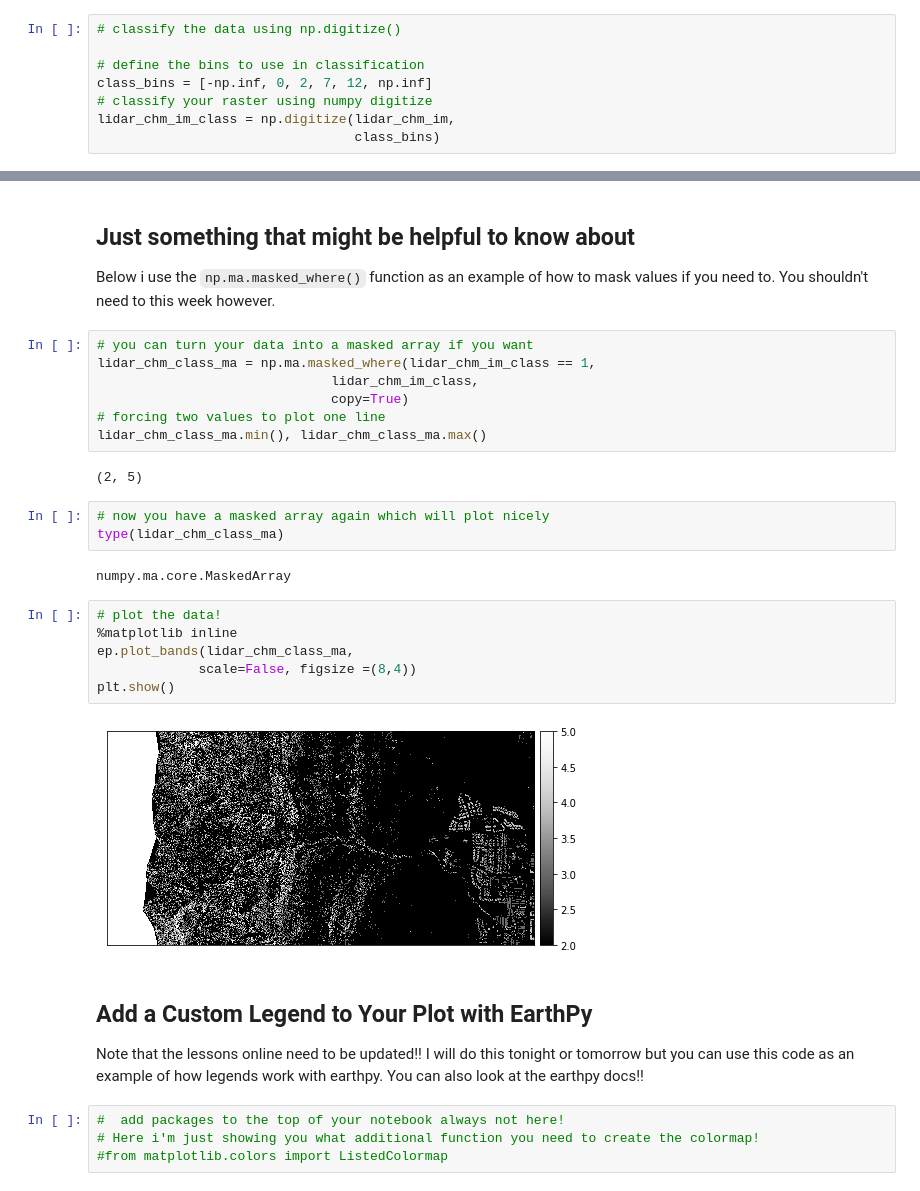
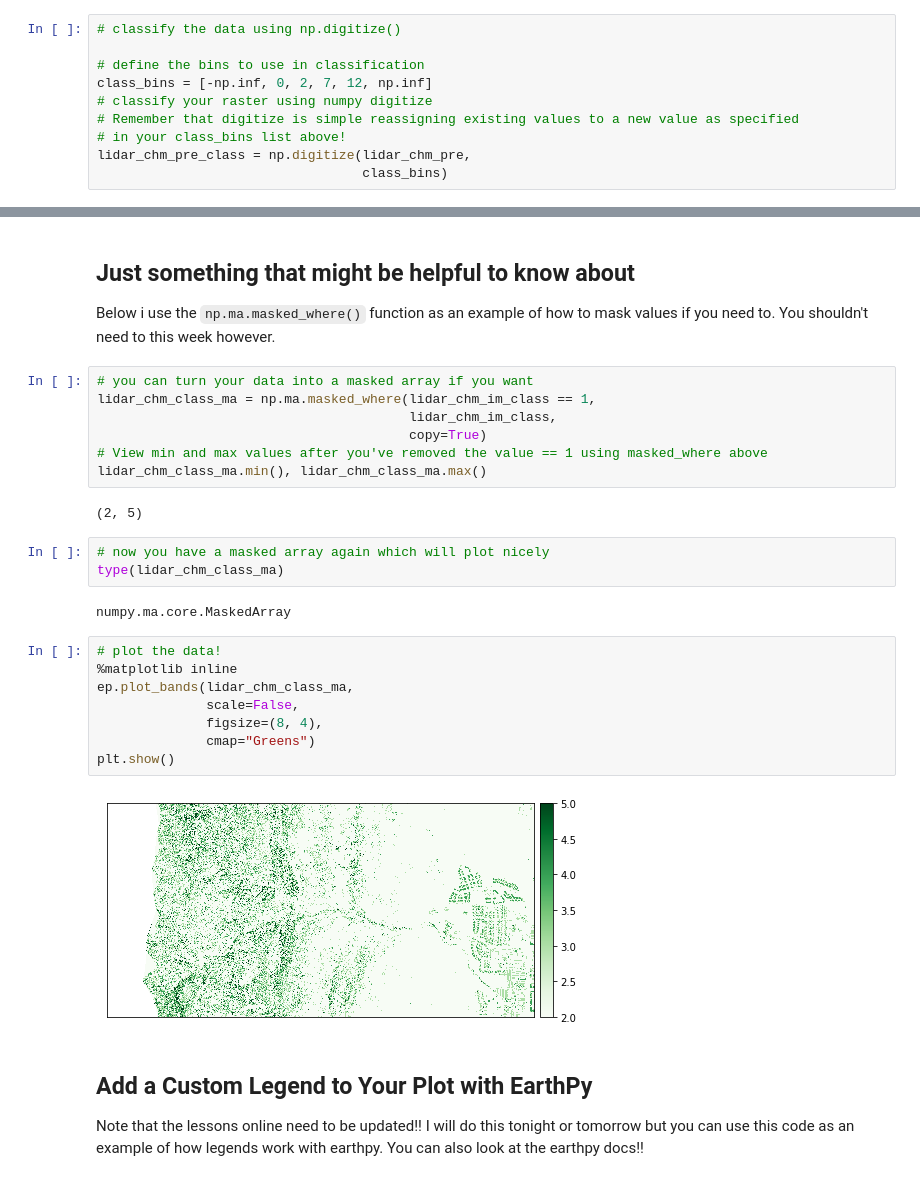
Before and after one commit to earthlab-education/ea-python-spring-2020-course-notebooks, a Jupyter notebook: in-class-demos/wk02-raster-demo.ipynb, the cells around one changed output, grey strips where cells are left out. Cells and saved outputs as stored; diff of their text form.

```diff
--- a/in-class-demos/wk02-raster-demo.ipynb
+++ b/in-class-demos/wk02-raster-demo.ipynb
@@ -162,5 +178,7 @@ numpy.ma.core.MaskedArray
 # define the bins to use in classification
 class_bins = [-np.inf, 0, 2, 7, 12, np.inf]
 # classify your raster using numpy digitize
-lidar_chm_im_class = np.digitize(lidar_chm_im,
-                                 class_bins)
+# Remember that digitize is simple reassigning existing values to a new value as specified
+# in your class_bins list above!
+lidar_chm_pre_class = np.digitize(lidar_chm_pre,
+                                  class_bins)
@@ -187,9 +207,9 @@ Below i use the `np.ma.masked_where()` function as an example of how to mask val
 # %%
 # you can turn your data into a masked array if you want
 lidar_chm_class_ma = np.ma.masked_where(lidar_chm_im_class == 1,
-                              lidar_chm_im_class,
-                              copy=True)
-# forcing two values to plot one line
+                                        lidar_chm_im_class,
+                                        copy=True)
+# View min and max values after you've removed the value == 1 using masked_where above
 lidar_chm_class_ma.min(), lidar_chm_class_ma.max()
 # %% [output]
 (2, 5)
@@ -201,17 +221,15 @@ numpy.ma.core.MaskedArray
 # %%
 # plot the data!
 %matplotlib inline
 ep.plot_bands(lidar_chm_class_ma,
-             scale=False, figsize =(8,4))
+              scale=False,
+              figsize=(8, 4),
+              cmap="Greens")
 plt.show()
 # %% [output]
-[figure, old version]
+[figure, new version]
 # %% [markdown]
 ## Add a Custom Legend to Your Plot with EarthPy
 
 Note that the lessons online need to be updated!! I will do this tonight or tomorrow but you can use this code as an example of how legends work with earthpy. You can also look at the earthpy docs!!
-# %%
-#  add packages to the top of your notebook always not here!
-# Here i'm just showing you what additional function you need to create the colormap!
-#from matplotlib.colors import ListedColormap
 # %%
```
Also changed, not shown: parts of 23 cells of this notebook.
